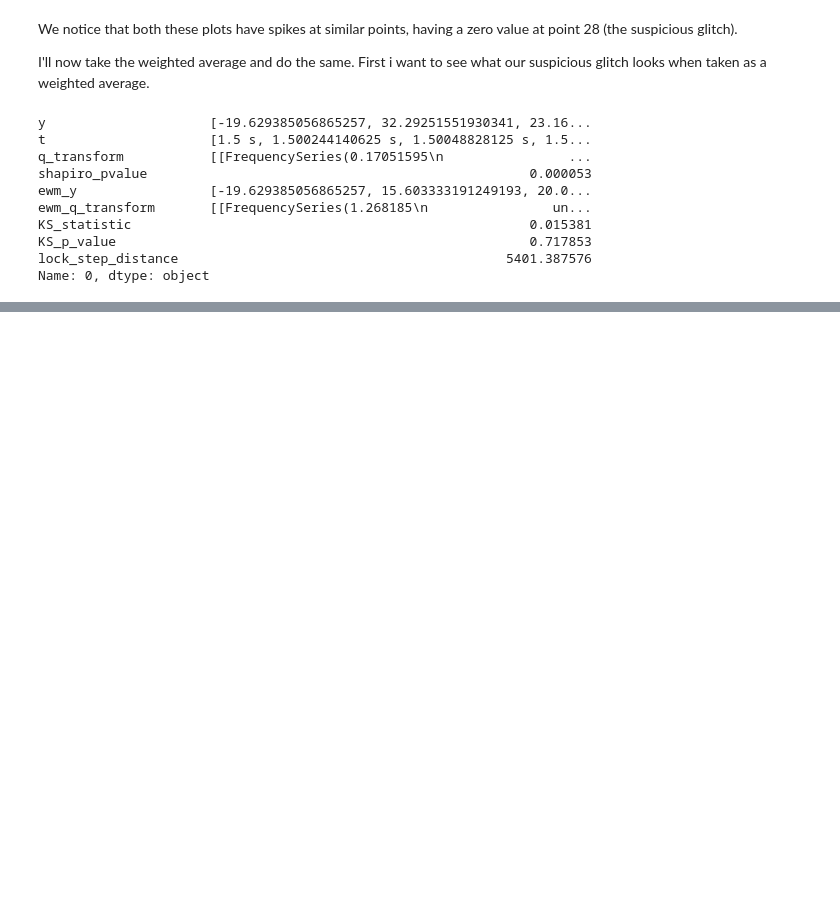
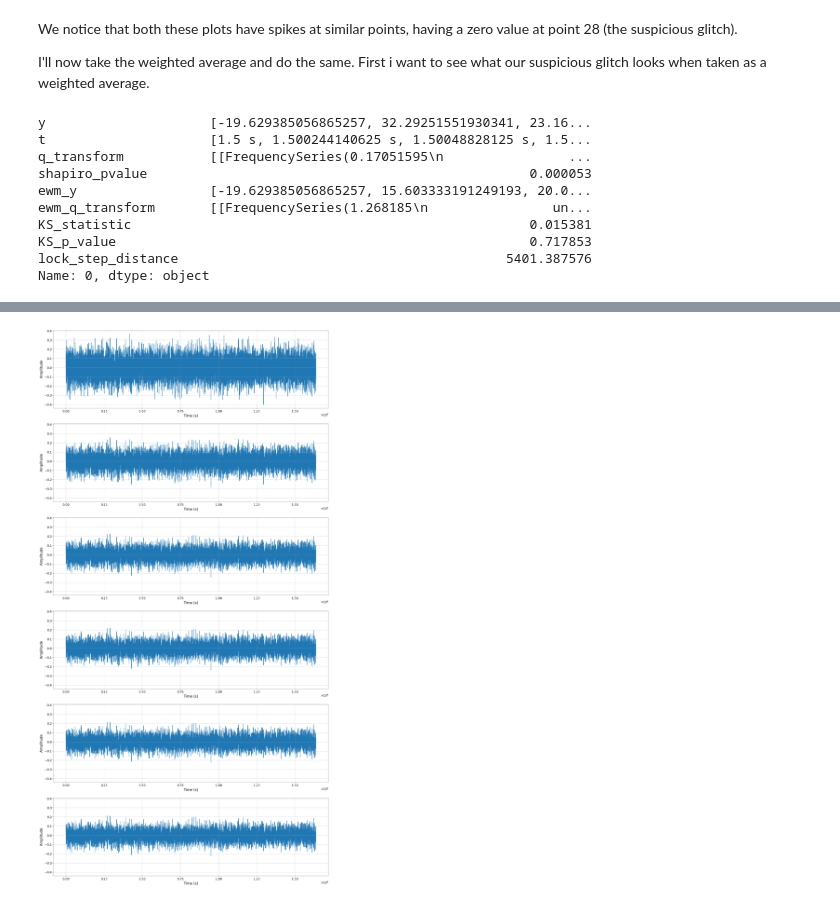
Before and after one commit to ashishmathew0297/gwpy-experiments, a Jupyter notebook: code/shapiro_test.ipynb, the cells around one changed output, grey strips where cells are left out. Saved outputs shown, nothing was run; the diff lists cells and outputs as text; code cells hidden in the pictures; blank space fills up the shorter version.

```diff
--- a/code/shapiro_test.ipynb
+++ b/code/shapiro_test.ipynb
@@ -472,0 +460,37 @@ plt.show()
+# %%
+ewm_example_1 = pd.Series(example_noise).ewm(0).mean()
+ewm_example_2 = pd.Series(example_noise).ewm(0.5).mean()
+ewm_example_3 = pd.Series(example_noise).ewm(0.8).mean()
+ewm_example_4 = pd.Series(example_noise).ewm(0.9).mean()
+ewm_example_5 = pd.Series(example_noise).ewm(0.98).mean()
+ewm_example_6 = pd.Series(example_noise).ewm(0.9999).mean()
+# %%
+fig, ax = plt.subplots(6, 1, figsize=(20,40), sharey=True, dpi=200)
+
+ax[0].plot(ewm_example_1)
+ax[0].set_xlabel("Time (s)")
+ax[0].set_ylabel("Amplitude")
+
+ax[1].plot(ewm_example_2)
+ax[1].set_xlabel("Time (s)")
+ax[1].set_ylabel("Amplitude")
+
+ax[2].plot(ewm_example_3)
+ax[2].set_xlabel("Time (s)")
+ax[2].set_ylabel("Amplitude")
+
+ax[3].plot(ewm_example_4)
+ax[3].set_xlabel("Time (s)")
+ax[3].set_ylabel("Amplitude")
+
+ax[4].plot(ewm_example_5)
+ax[4].set_xlabel("Time (s)")
+ax[4].set_ylabel("Amplitude")
+
+ax[5].plot(ewm_example_6)
+ax[5].set_xlabel("Time (s)")
+ax[5].set_ylabel("Amplitude")
+
+plt.show()
+# %% [output]
+[figure, added]
```
Also changed, not shown: parts of 22 cells of this notebook.
